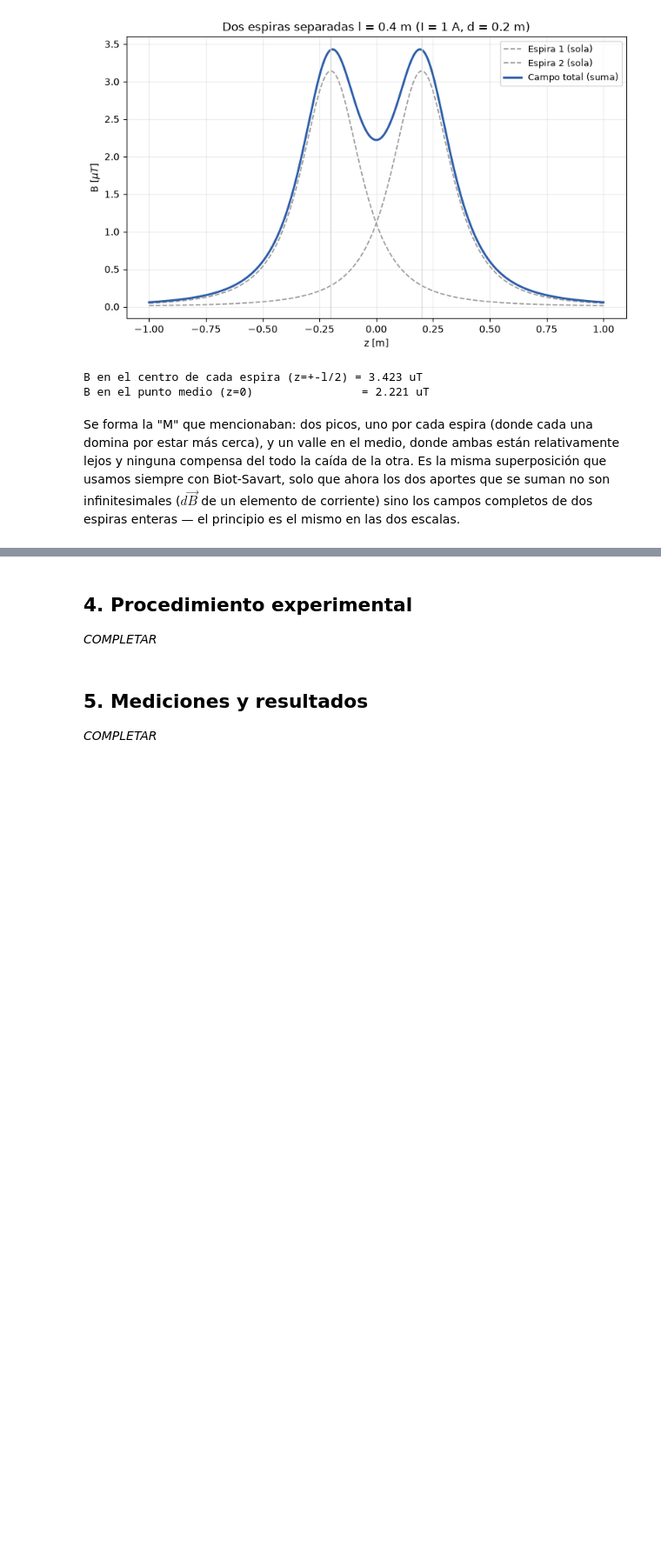
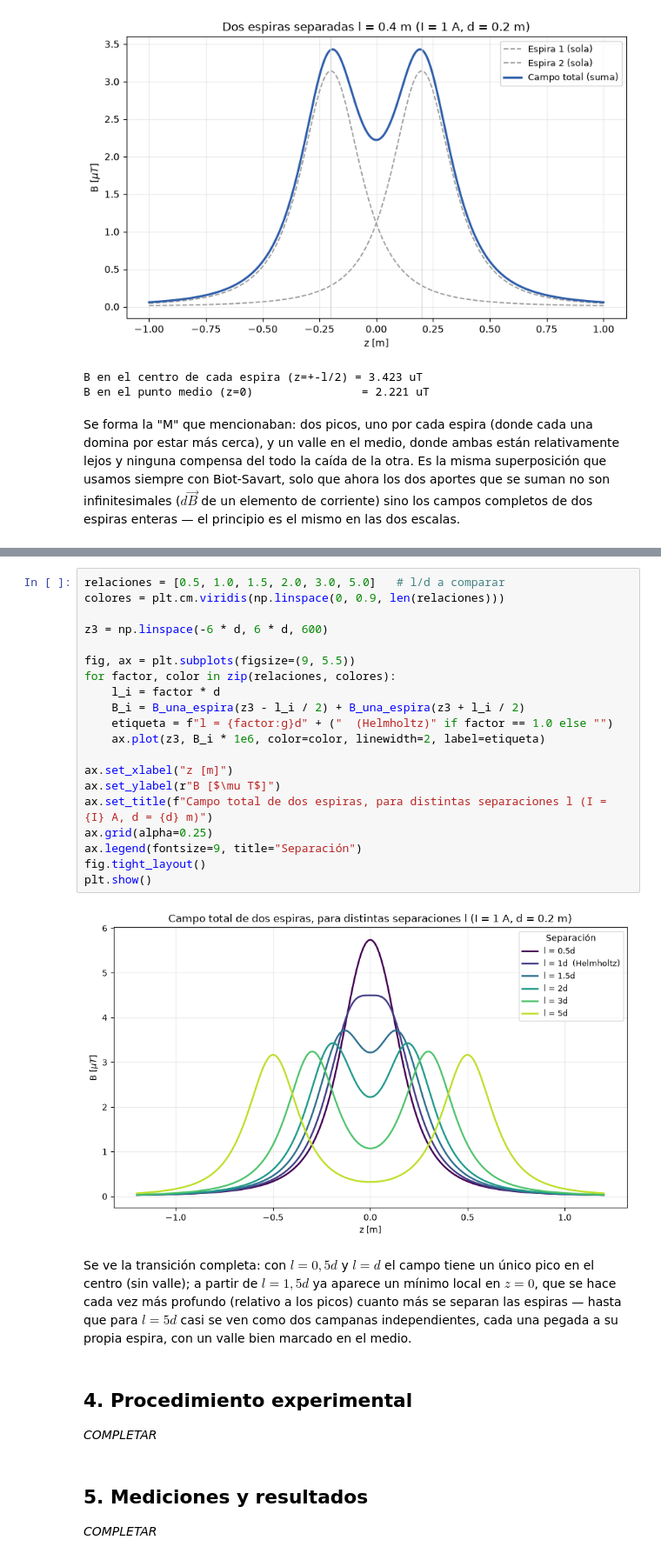
Before and after one commit to fernandatperez/EYM-TP1, a Jupyter notebook: tp4_campo_magnetico/tp4_campo_magnetico.ipynb, the cells around one changed output, grey strips where cells are left out. Shown at 87% size. Saved outputs shown, nothing was run; the diff lists cells and outputs as text; blank space fills up the shorter version.

```diff
--- a/tp4_campo_magnetico/tp4_campo_magnetico.ipynb
+++ b/tp4_campo_magnetico/tp4_campo_magnetico.ipynb
@@ -175,3 +183,27 @@ Se forma la "M" que mencionaban: dos picos, uno por cada espira (donde cada una
+# %%
+relaciones = [0.5, 1.0, 1.5, 2.0, 3.0, 5.0]   # l/d a comparar
+colores = plt.cm.viridis(np.linspace(0, 0.9, len(relaciones)))
+
+z3 = np.linspace(-6 * d, 6 * d, 600)
+
+fig, ax = plt.subplots(figsize=(9, 5.5))
+for factor, color in zip(relaciones, colores):
+    l_i = factor * d
+    B_i = B_una_espira(z3 - l_i / 2) + B_una_espira(z3 + l_i / 2)
+    etiqueta = f"l = {factor:g}d" + ("  (Helmholtz)" if factor == 1.0 else "")
+    ax.plot(z3, B_i * 1e6, color=color, linewidth=2, label=etiqueta)
+
+ax.set_xlabel("z [m]")
+ax.set_ylabel(r"B [$\mu T$]")
+ax.set_title(f"Campo total de dos espiras, para distintas separaciones l (I = {I} A, d = {d} m)")
+ax.grid(alpha=0.25)
+ax.legend(fontsize=9, title="Separación")
+fig.tight_layout()
+plt.show()
+# %% [output]
+[figure, added]
+# %% [markdown]
+Se ve la transición completa: con $l=0,5d$ y $l=d$ el campo tiene un único pico en el centro (sin valle); a partir de $l=1,5d$ ya aparece un mínimo local en $z=0$, que se hace cada vez más profundo (relativo a los picos) cuanto más se separan las espiras — hasta que para $l=5d$ casi se ven como dos campanas independientes, cada una pegada a su propia espira, con un valle bien marcado en el medio.
 # %% [markdown]
 ## 4. Procedimiento experimental
 
```
Also changed, not shown: parts of 1 cell of this notebook.
